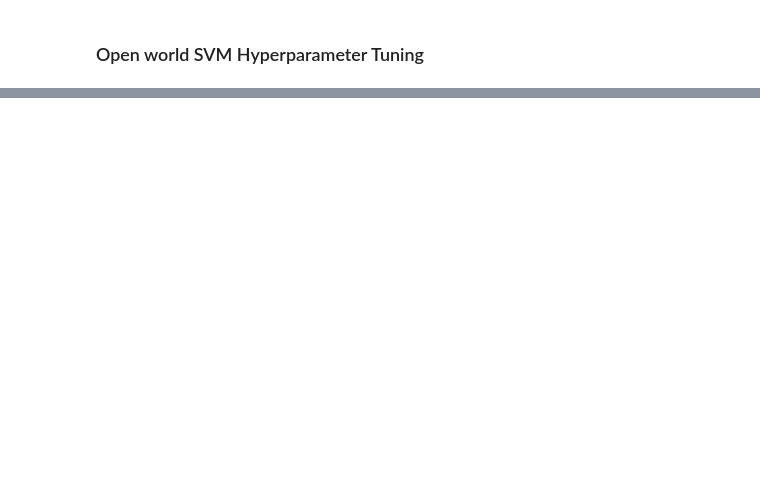
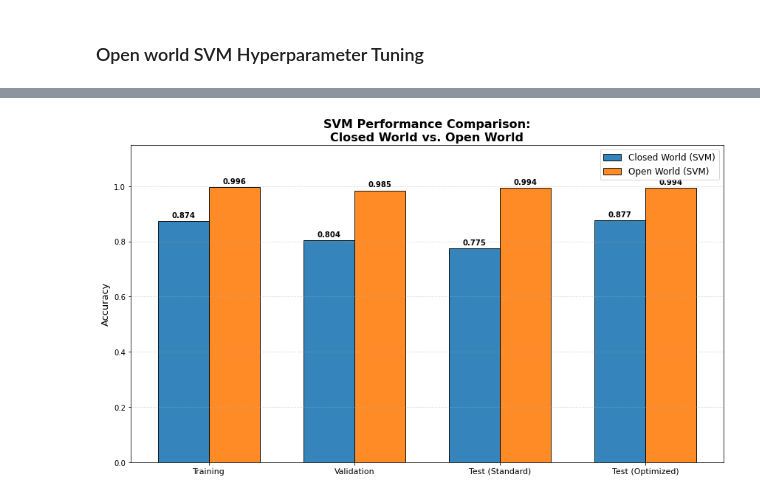
Before and after one commit to ellennkim/mlfinalproject, a Jupyter notebook: load_pickle_code.ipynb, the cells around one changed output, grey strips where cells are left out. Saved outputs shown, nothing was run; the diff lists cells and outputs as text; code cells hidden in the pictures; blank space fills up the shorter version.

```diff
--- a/load_pickle_code.ipynb
+++ b/load_pickle_code.ipynb
@@ -807,0 +866,54 @@ IMPROVEMENT: +0.0697
+# %%
+# --- COMPARATIVE VISUALIZATION: CLOSED WORLD VS OPEN WORLD (SVM) ---
+import matplotlib.pyplot as plt
+import numpy as np
+
+# 1. Prepare Data
+# Categories
+categories = ['Training', 'Validation', 'Test (Standard)', 'Test (Optimized)']
+
+# Retrieve values (Ensure you have run the SVM GridSearch blocks before this)
+# If you haven't run the tuning, these variables (tuned_*) might be missing
+cw_scores_svm = [train_acc_cw, val_acc_cw, test_acc_cw, tuned_acc_cw]
+ow_scores_svm = [train_acc_ow, val_acc_ow, test_acc_ow, tuned_acc_ow]
+
+# 2. Setup the bar chart positions
+x = np.arange(len(categories))  # Label locations
+width = 0.35                    # Width of the bars
+
+fig, ax = plt.subplots(figsize=(12, 7))
+
+# 3. Create the bars
+# Closed World (Blue)
+rects1 = ax.bar(x - width/2, cw_scores_svm, width, label='Closed World (SVM)', color='#1f77b4', edgecolor='black', alpha=0.9)
+# Open World (Orange)
+rects2 = ax.bar(x + width/2, ow_scores_svm, width, label='Open World (SVM)', color='#ff7f0e', edgecolor='black', alpha=0.9)
+
+# 4. Add text, labels, and title
+ax.set_ylabel('Accuracy', fontsize=13)
+ax.set_title('SVM Performance Comparison:\nClosed World vs. Open World', fontsize=16, fontweight='bold')
+ax.set_xticks(x)
+ax.set_xticklabels(categories, fontsize=11)
+ax.set_ylim(0, 1.15) # Add headroom for labels
+ax.legend(fontsize=12)
+ax.grid(axis='y', linestyle='--', alpha=0.4)
+
+# 5. Function to attach a label above each bar
+def autolabel(rects):
+    """Attach a text label above each bar in *rects*, displaying its height."""
+    for rect in rects:
+        height = rect.get_height()
+        ax.annotate(f'{height:.3f}',
+                    xy=(rect.get_x() + rect.get_width() / 2, height),
+                    xytext=(0, 3),  # 3 points vertical offset
+                    textcoords="offset points",
+                    ha='center', va='bottom', fontsize=10, fontweight='bold')
+
+autolabel(rects1)
+autolabel(rects2)
+
+# 6. Show graph
+plt.tight_layout()
+plt.show()
+# %% [output]
+[figure, added]
```
Also changed, not shown: parts of 11 cells of this notebook.
